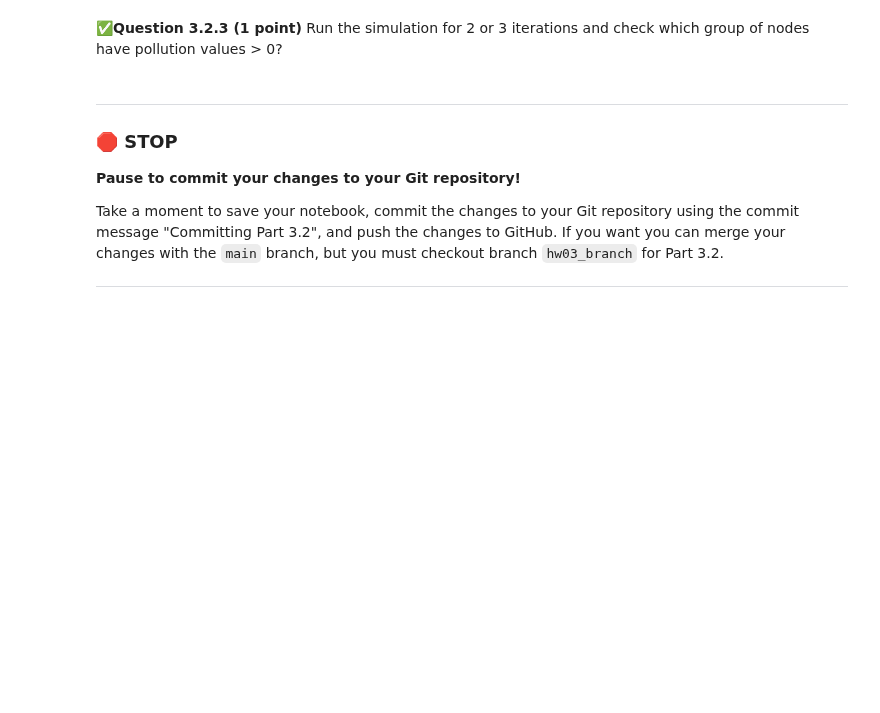
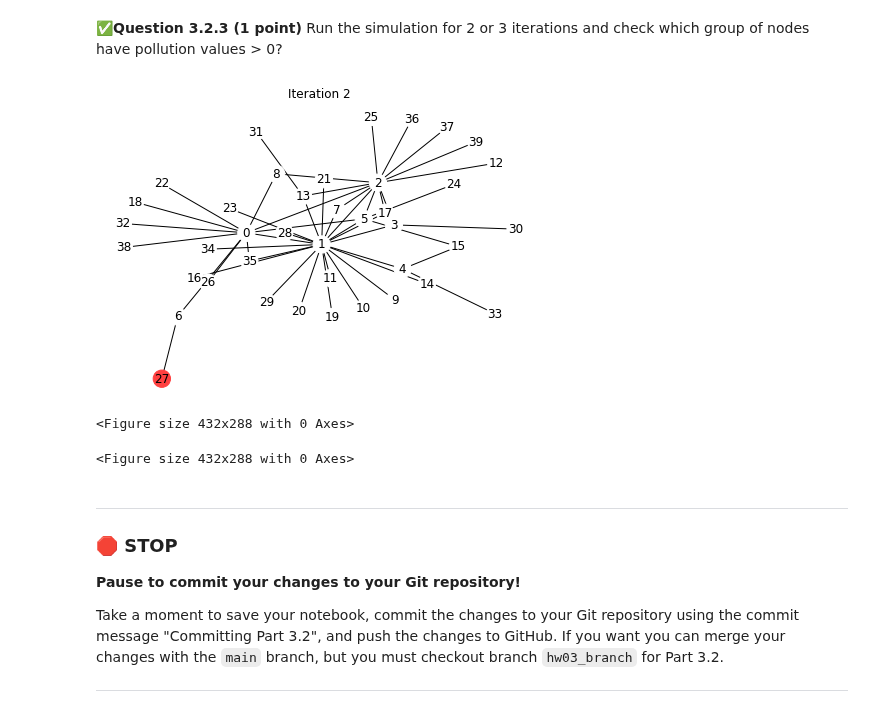
Before and after one commit to Rajmeet/cmse202-s22-turnin, a Jupyter notebook: hw-03/HW-03_ABMAndGraphTheory-STUDENT.ipynb, the cells around one changed output. Cells and saved outputs as stored; diff of their text form; code cells hidden in the pictures; blank space fills up the shorter version.

```diff
--- a/hw-03/HW-03_ABMAndGraphTheory-STUDENT.ipynb
+++ b/hw-03/HW-03_ABMAndGraphTheory-STUDENT.ipynb
@@ -479,3 +495,10 @@ One application is to assign importance values for different webpages, since eve
+# %%
+draw_iter(G, values, 2)
+# nodes connected to 1 and 2 have pollution values > 0
+# %% [output]
+[figure, added]
+<Figure size 432x288 with 0 Axes>
+<Figure size 432x288 with 0 Axes>
 # %% [markdown]
 ---
 ### &#128721; STOP
```
Also changed, not shown: parts of 7 cells of this notebook.
